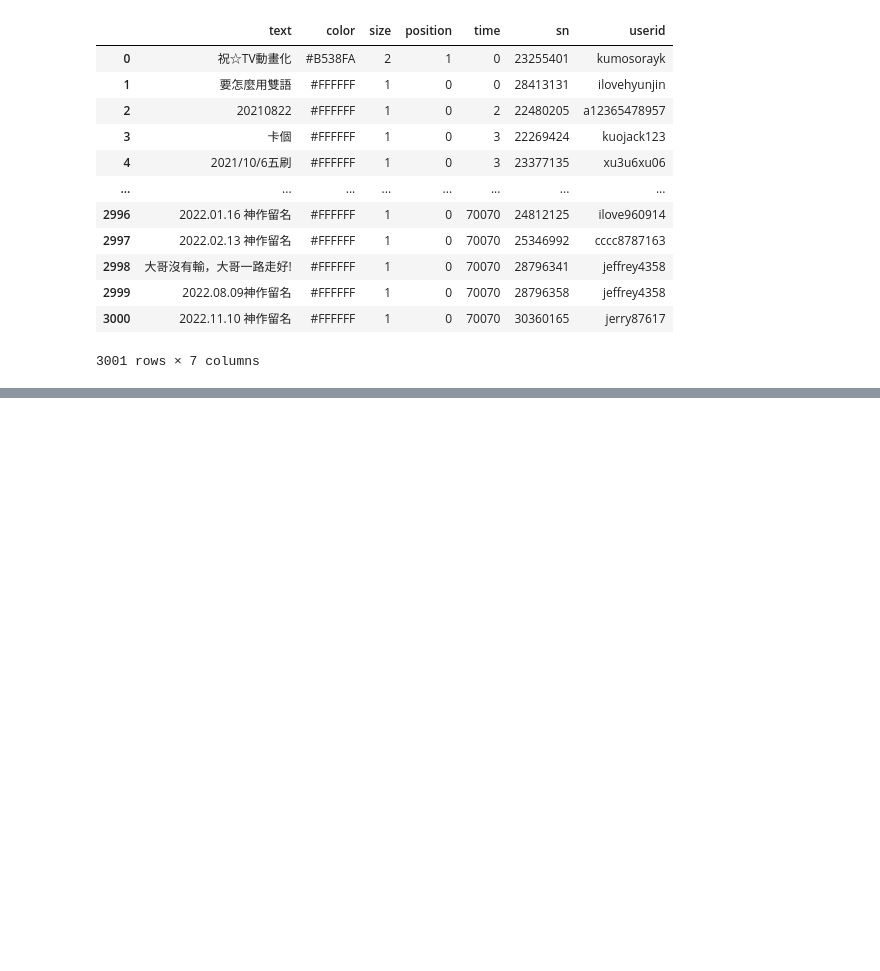
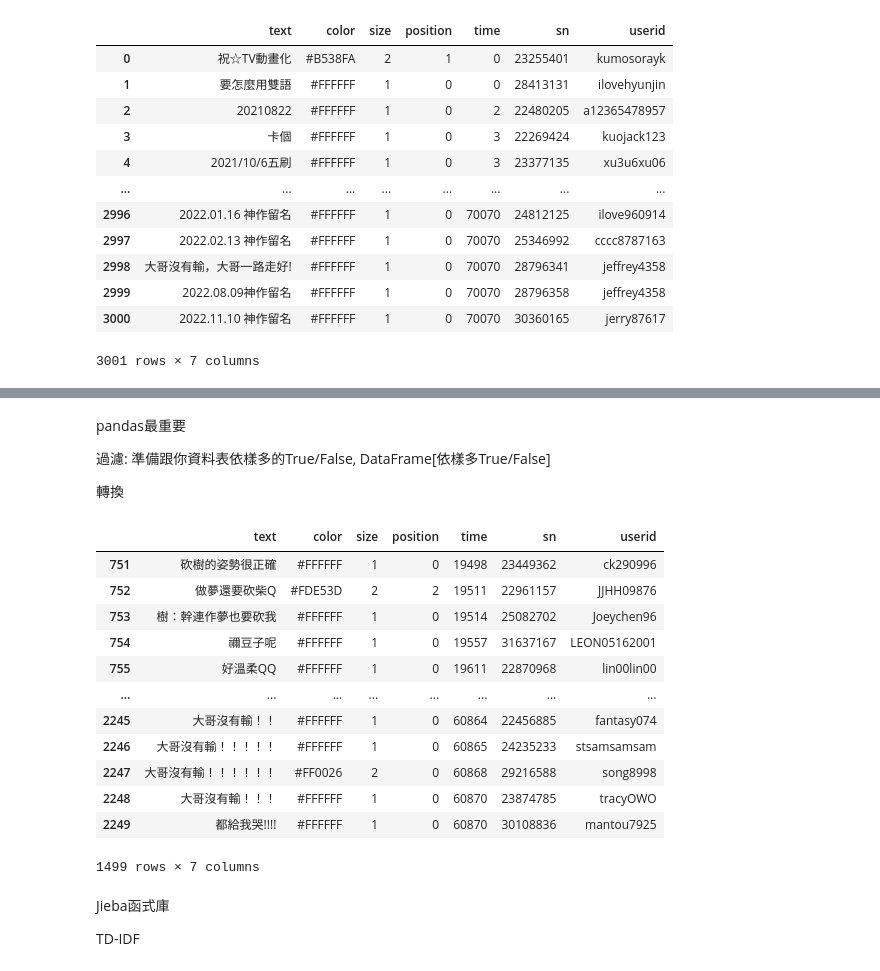
Before and after one commit to cubshuang/PythonPractice, a Jupyter notebook: 1120326.ipynb, the cells around one changed output, grey strips where cells are left out. Cells and saved outputs as stored; diff of their text form; code cells hidden in the pictures; blank space fills up the shorter version.

```diff
--- a/1120326.ipynb
+++ b/1120326.ipynb
@@ -36,0 +56,35 @@ df
+# %% [markdown]
+pandas最重要
+
+過濾: 準備跟你資料表依樣多的True/False, DataFrame[依樣多True/False]
+
+轉換
+# %%
+start = df["time"].min()
+q1 = df["time"].quantile(0.25)
+q2 = df["time"].quantile(0.5)
+q3 = df["time"].quantile(0.75)
+end = df["time"].max()
+# print(start, q1, q2, q3, end)
+# &: and |: or, 兩個條件要加()
+fil = (df["time"] > q1) & (df["time"] < q3)
+df[fil].to_csv("baha.csv", encoding="utf-8")
+df[fil]
+# %% [output]
+|  | text | color | size | position | time | sn | userid |
+| 751 | 砍樹的姿勢很正確 | #FFFFFF | 1 | 0 | 19498 | 23449362 | ck290996 |
+| 752 | 做夢還要砍柴Q | #FDE53D | 2 | 2 | 19511 | 22961157 | JJHH09876 |
+| 753 | 樹：幹連作夢也要砍我 | #FFFFFF | 1 | 0 | 19514 | 25082702 | Joeychen96 |
+| 754 | 禰豆子呢 | #FFFFFF | 1 | 0 | 19557 | 31637167 | LEON05162001 |
+| 755 | 好溫柔QQ | #FFFFFF | 1 | 0 | 19611 | 22870968 | lin00lin00 |
+| ... | ... | ... | ... | ... | ... | ... | ... |
+| 2245 | 大哥沒有輸！！ | #FFFFFF | 1 | 0 | 60864 | 22456885 | fantasy074 |
+| 2246 | 大哥沒有輸！！！！！ | #FFFFFF | 1 | 0 | 60865 | 24235233 | stsamsamsam |
+| 2247 | 大哥沒有輸！！！！！！ | #FF0026 | 2 | 0 | 60868 | 29216588 | song8998 |
+| 2248 | 大哥沒有輸！！！ | #FFFFFF | 1 | 0 | 60870 | 23874785 | tracyOWO |
+| 2249 | 都給我哭!!!! | #FFFFFF | 1 | 0 | 60870 | 30108836 | mantou7925 |
+1499 rows × 7 columns
+# %% [markdown]
+Jieba函式庫
+
+TD-IDF
```
Also changed, not shown: parts of 8 cells of this notebook.
